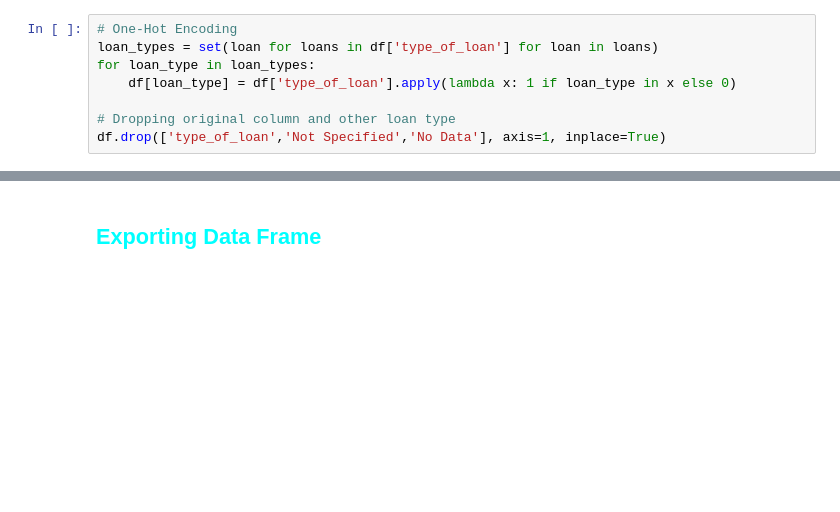
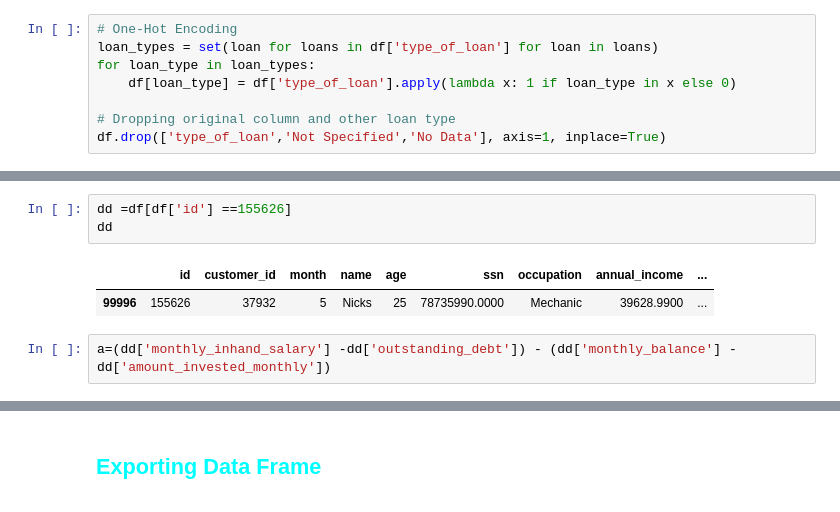
Before and after one commit to Santhosh-Analytics/Banking_Analytics, a Jupyter notebook: data_preparation.ipynb, the cells around one changed output, grey strips where cells are left out. Drawn from its saved outputs; the diff is of its cells as text; blank space fills up the shorter version.

```diff
--- a/data_preparation.ipynb
+++ b/data_preparation.ipynb
@@ -435,2 +451,10 @@ df.sample(2)
 # %% [markdown]
 <p style="color: Khaki;">
+# %%
+dd =df[df['id'] ==155626]
+dd
+# %% [output]
+|  | id | customer_id | month | name | age | ssn | occupation | annual_income | ... |
+| 99996 | 155626 | 37932 | 5 | Nicks | 25 | 78735990.0000 | Mechanic | 39628.9900 | ... |
+# %%
+a=(dd['monthly_inhand_salary'] -dd['outstanding_debt']) - (dd['monthly_balance'] - dd['amount_invested_monthly'])
```
Also changed, not shown: parts of 5 cells of this notebook, 6 other files.
